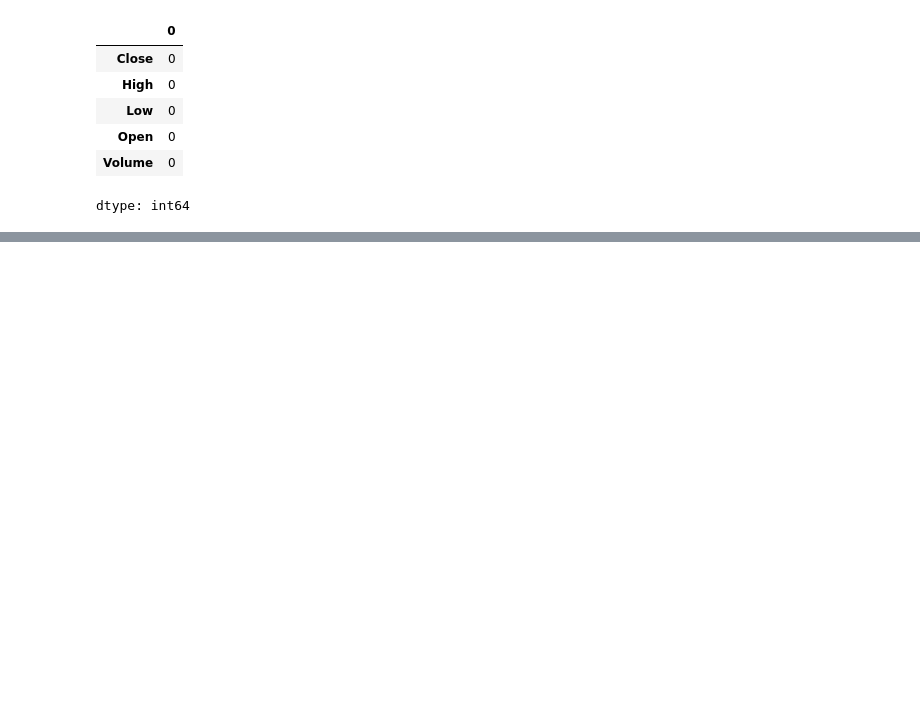
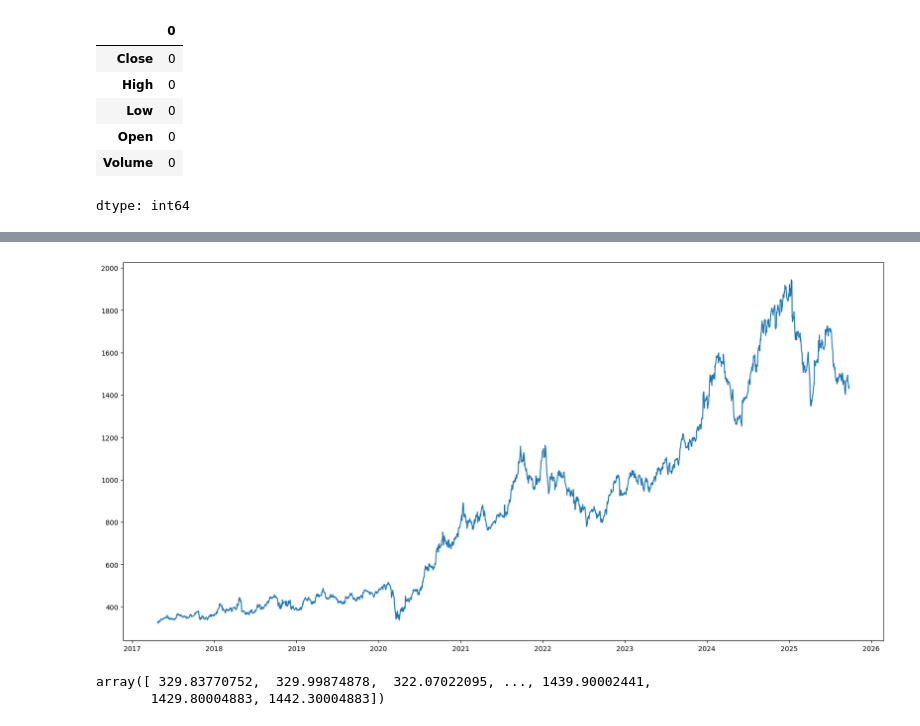
Before and after one commit to ArunK-ML/Learn---TimeSeries-StockPrice---Tensorflow, a Jupyter notebook: TimeSeries_Stockprice.ipynb, the cells around one changed output, grey strips where cells are left out. Saved outputs shown, nothing was run; the diff lists cells and outputs as text; code cells hidden in the pictures; blank space fills up the shorter version.

```diff
--- a/TimeSeries_Stockprice.ipynb
+++ b/TimeSeries_Stockprice.ipynb
@@ -153,0 +173,13 @@ dtype: float64
+# %%
+import matplotlib.pyplot as plt
+plt.figure(figsize=(20,10))
+plt.plot(df["Close"])
+plt.show()
+# %% [output]
+[figure, added]
+# %%
+dataset = df["Close"].values
+dataset
+# %% [output]
+array([ 329.83770752,  329.99874878,  322.07022095, ..., 1439.90002441,
+       1429.80004883, 1442.30004883])
```
Also changed, not shown: parts of 10 cells of this notebook.
